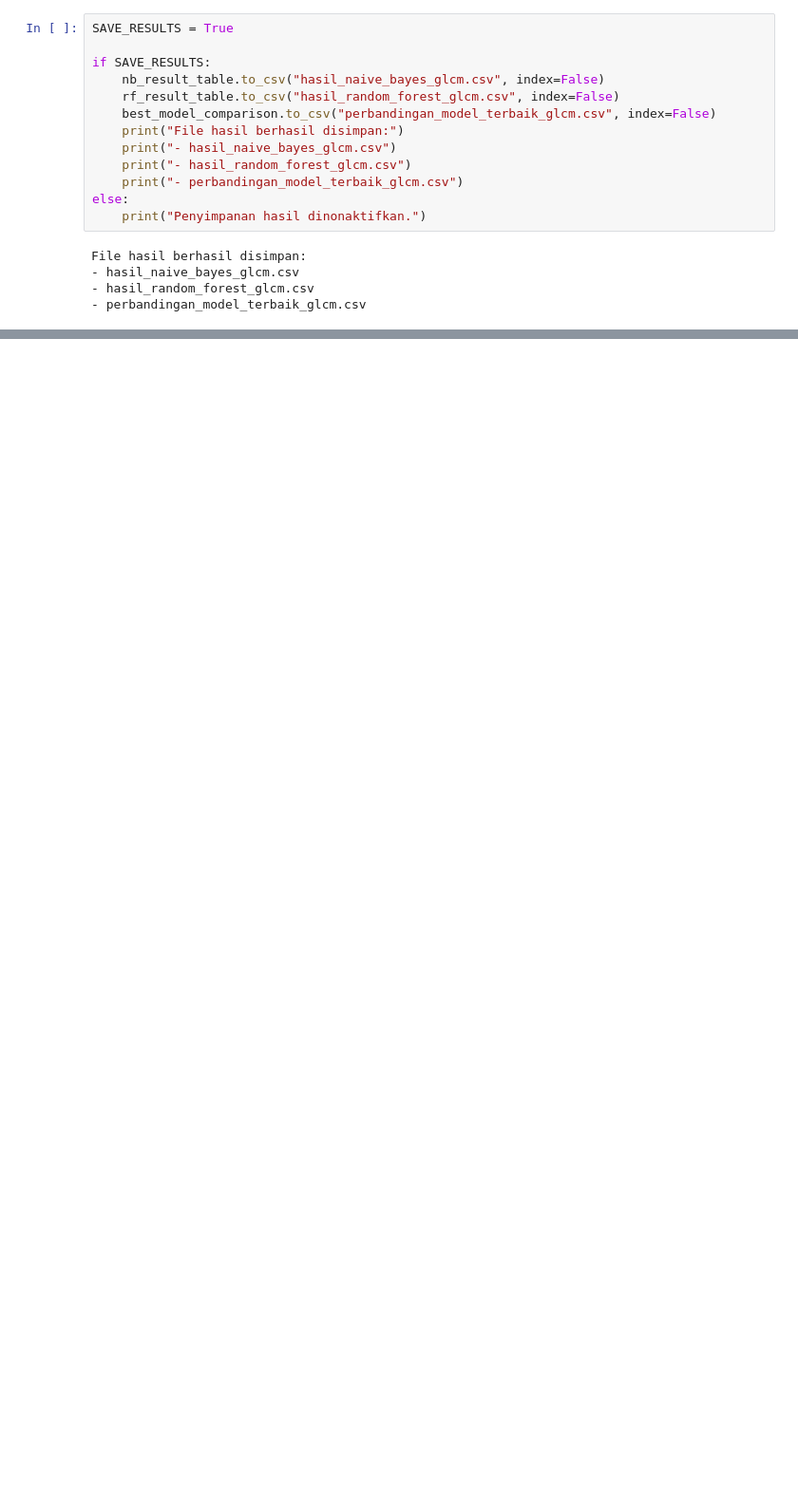
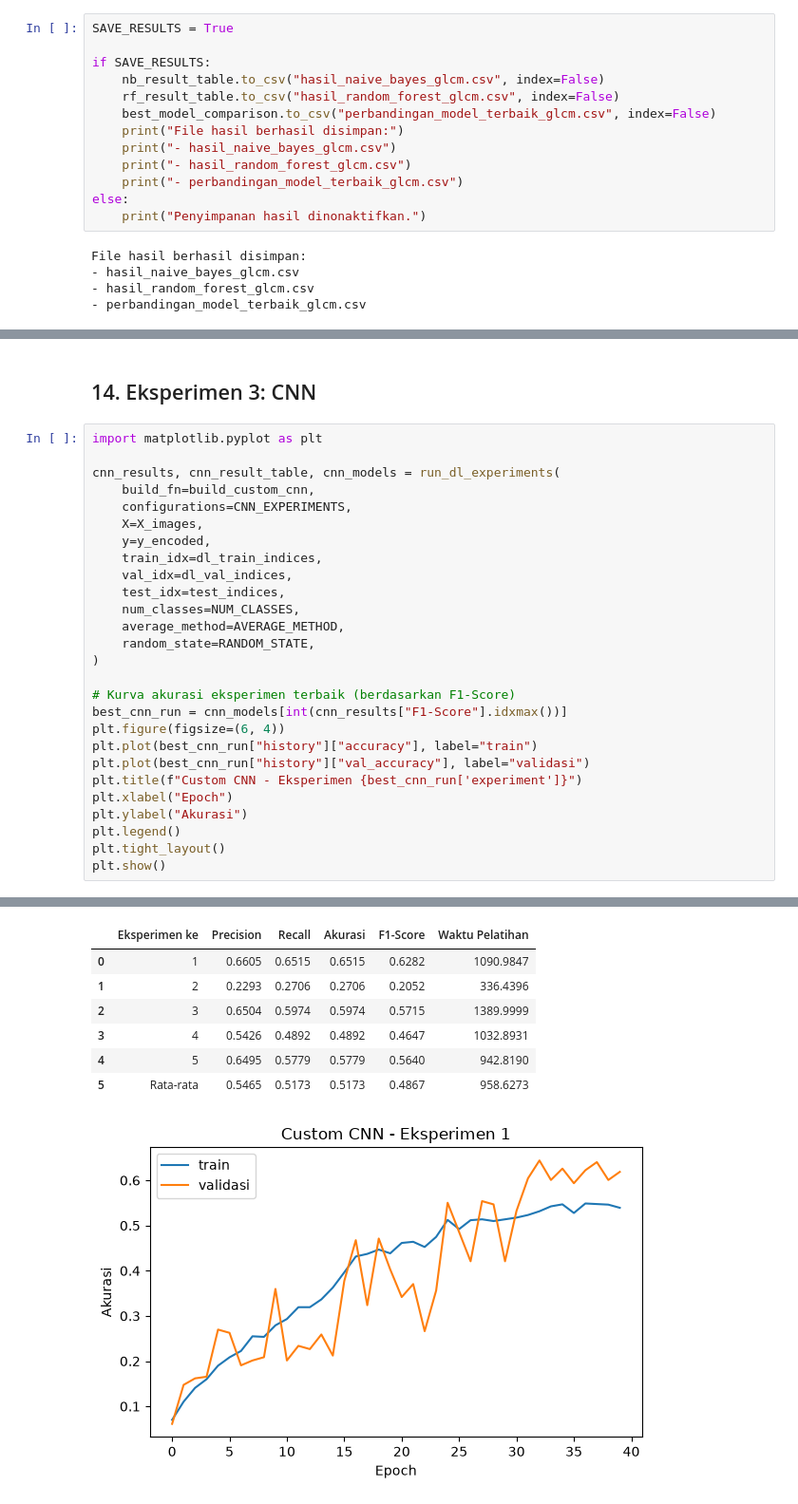
Before and after one commit to Valentino812/ML_Klasifikasi_Data_Citra, a Jupyter notebook: training.ipynb, the cells around one changed output, grey strips where cells are left out. Shown at 95% size. Saved outputs shown, nothing was run; the diff lists cells and outputs as text; blank space fills up the shorter version.

Commit message:
eksperimen deep learning CNN

```diff
--- a/training.ipynb
+++ b/training.ipynb
@@ -628,0 +858,30 @@ File hasil berhasil disimpan:
+# %% [markdown]
+## 14. Eksperimen 3: CNN
+# %%
+import matplotlib.pyplot as plt
+
+cnn_results, cnn_result_table, cnn_models = run_dl_experiments(
+    build_fn=build_custom_cnn,
+    configurations=CNN_EXPERIMENTS,
+    X=X_images,
+    y=y_encoded,
+    train_idx=dl_train_indices,
+    val_idx=dl_val_indices,
+    test_idx=test_indices,
+    num_classes=NUM_CLASSES,
+    average_method=AVERAGE_METHOD,
+    random_state=RANDOM_STATE,
+)
+
+# Kurva akurasi eksperimen terbaik (berdasarkan F1-Score)
+best_cnn_run = cnn_models[int(cnn_results["F1-Score"].idxmax())]
+plt.figure(figsize=(6, 4))
+plt.plot(best_cnn_run["history"]["accuracy"], label="train")
+plt.plot(best_cnn_run["history"]["val_accuracy"], label="validasi")
+plt.title(f"Custom CNN - Eksperimen {best_cnn_run['experiment']}")
+plt.xlabel("Epoch")
+plt.ylabel("Akurasi")
+plt.legend()
+plt.tight_layout()
+plt.show()
+# %% [output]
@@ -628,0 +896,8 @@ File hasil berhasil disimpan:
+|  | Eksperimen ke | Precision | Recall | Akurasi | F1-Score | Waktu Pelatihan |
+| 0 | 1 | 0.6605 | 0.6515 | 0.6515 | 0.6282 | 1090.9847 |
+| 1 | 2 | 0.2293 | 0.2706 | 0.2706 | 0.2052 | 336.4396 |
+| 2 | 3 | 0.6504 | 0.5974 | 0.5974 | 0.5715 | 1389.9999 |
+| 3 | 4 | 0.5426 | 0.4892 | 0.4892 | 0.4647 | 1032.8931 |
+| 4 | 5 | 0.6495 | 0.5779 | 0.5779 | 0.5640 | 942.8190 |
+| 5 | Rata-rata | 0.5465 | 0.5173 | 0.5173 | 0.4867 | 958.6273 |
+[figure, added]
```
Also changed, not shown: parts of 14 cells of this notebook, 1 other file.
